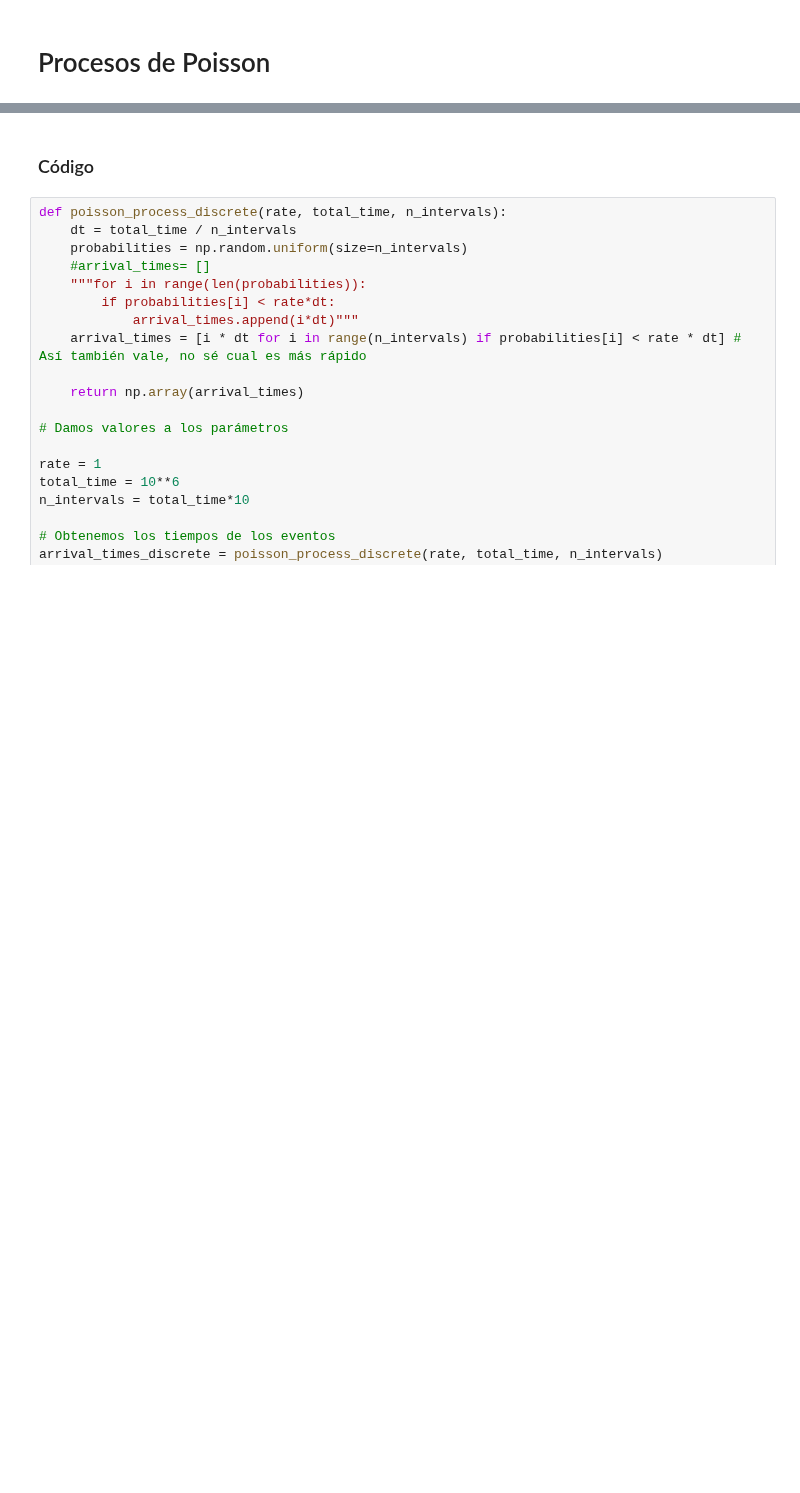
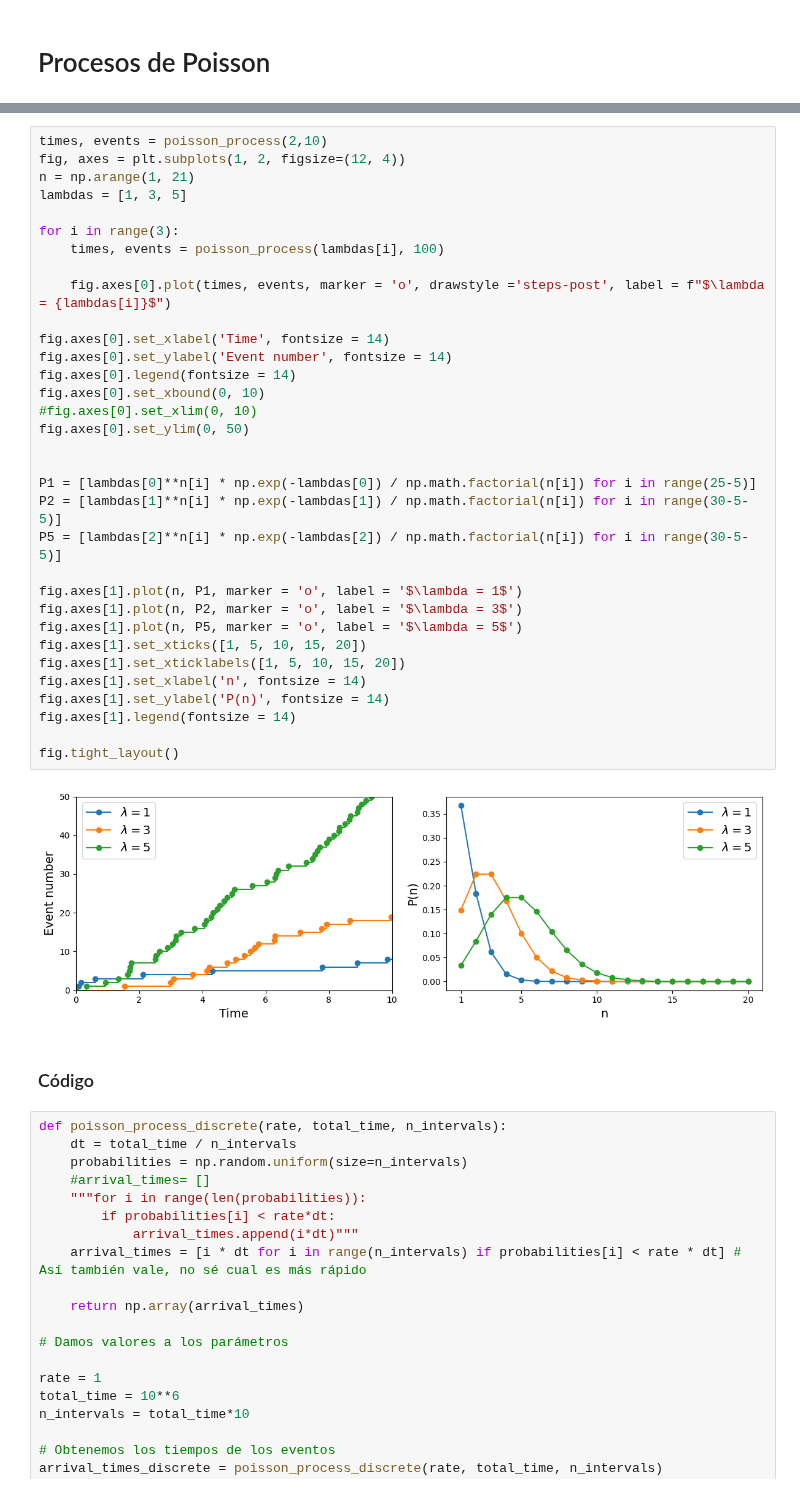
Before and after one commit to RivasAntonio/TFM, a Jupyter notebook: Códigos/Poisson/pruebas.ipynb, the cells around one changed output, grey strips where cells are left out. Saved outputs shown, nothing was run; the diff lists cells and outputs as text; blank space fills up the shorter version.

```diff
--- a/Códigos/Poisson/pruebas.ipynb
+++ b/Códigos/Poisson/pruebas.ipynb
@@ -23,3 +23,38 @@ plt.show()
+# %%
+times, events = poisson_process(2,10)
+fig, axes = plt.subplots(1, 2, figsize=(12, 4))
+n = np.arange(1, 21)
+lambdas = [1, 3, 5]
+
+for i in range(3):
+    times, events = poisson_process(lambdas[i], 100)
+
+    fig.axes[0].plot(times, events, marker = 'o', drawstyle ='steps-post', label = f"$\lambda = {lambdas[i]}$")
+
+fig.axes[0].set_xlabel('Time', fontsize = 14)
+fig.axes[0].set_ylabel('Event number', fontsize = 14)
+fig.axes[0].legend(fontsize = 14)
+fig.axes[0].set_xbound(0, 10)
+#fig.axes[0].set_xlim(0, 10)
+fig.axes[0].set_ylim(0, 50)
+
+
+P1 = [lambdas[0]**n[i] * np.exp(-lambdas[0]) / np.math.factorial(n[i]) for i in range(25-5)]
+P2 = [lambdas[1]**n[i] * np.exp(-lambdas[1]) / np.math.factorial(n[i]) for i in range(30-5-5)]
+P5 = [lambdas[2]**n[i] * np.exp(-lambdas[2]) / np.math.factorial(n[i]) for i in range(30-5-5)]
+
+fig.axes[1].plot(n, P1, marker = 'o', label = '$\lambda = 1$')
+fig.axes[1].plot(n, P2, marker = 'o', label = '$\lambda = 3$')
+fig.axes[1].plot(n, P5, marker = 'o', label = '$\lambda = 5$')
+fig.axes[1].set_xticks([1, 5, 10, 15, 20])
+fig.axes[1].set_xticklabels([1, 5, 10, 15, 20])
+fig.axes[1].set_xlabel('n', fontsize = 14)
+fig.axes[1].set_ylabel('P(n)', fontsize = 14)
+fig.axes[1].legend(fontsize = 14)
+
+fig.tight_layout()
+# %% [output]
+[figure, added]
 # %% [markdown]
 ### Código
 # %%
```
Also changed, not shown: parts of 1 cell of this notebook, 29 other files.
